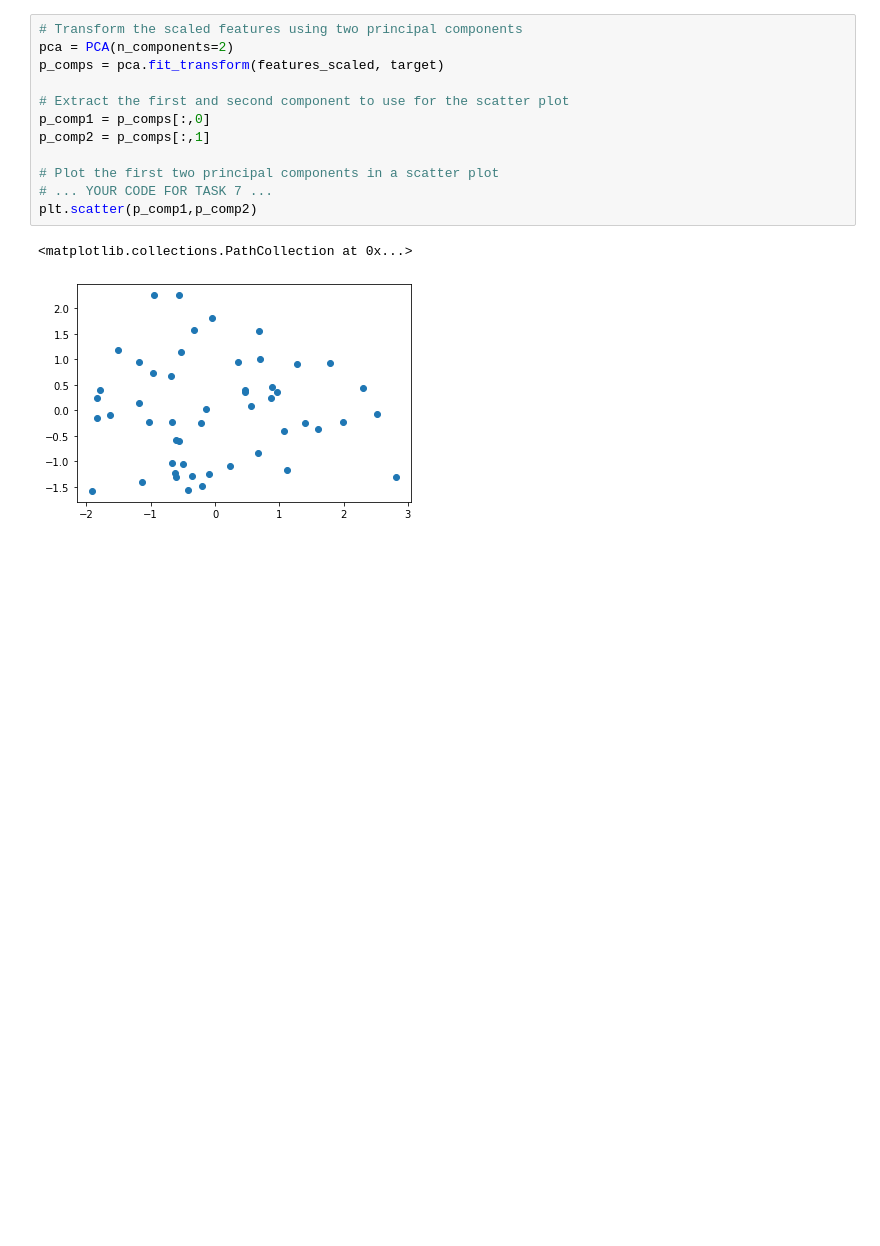
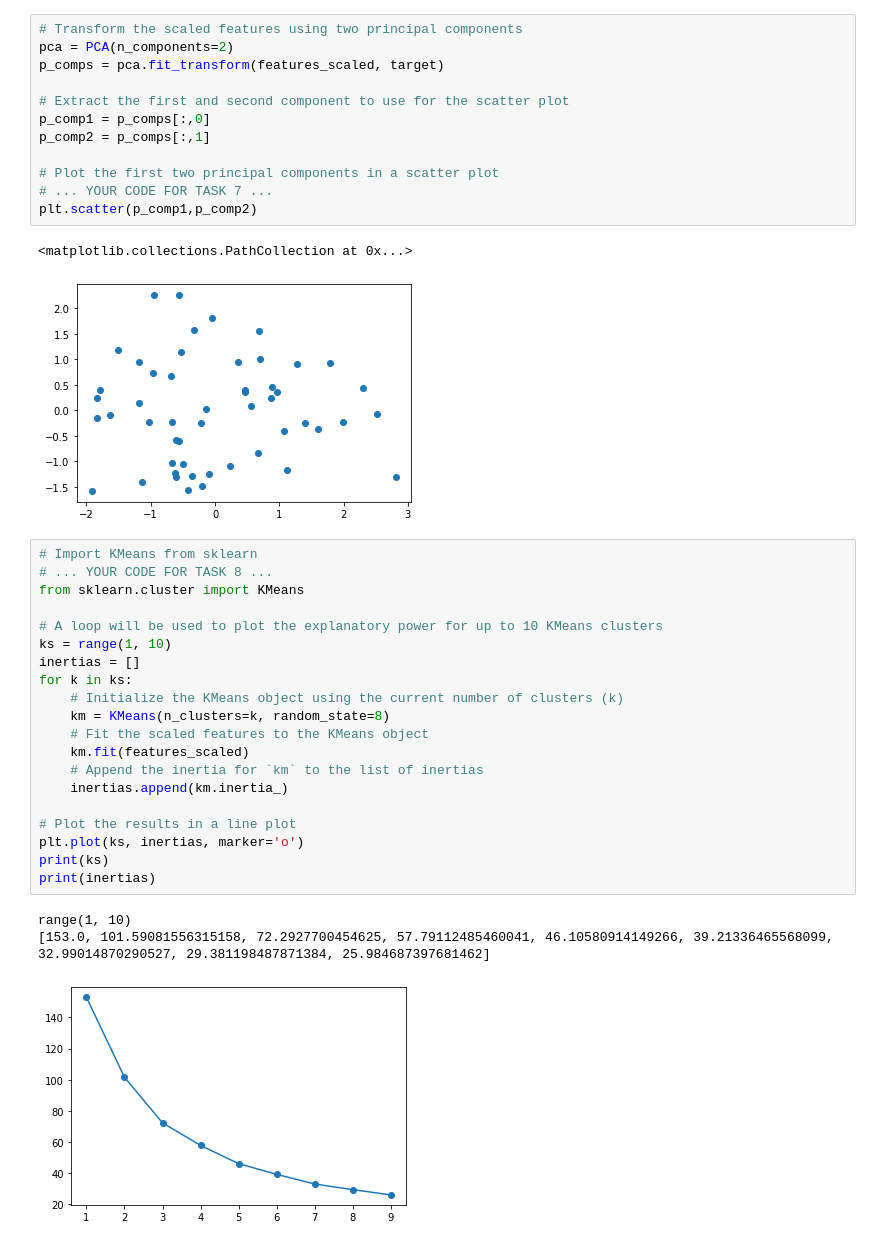
Before and after one commit to CristinaTRico/TrafficMortality, a Jupyter notebook: notebook.ipynb, the cells around one changed output. Saved outputs shown, nothing was run; the diff lists cells and outputs as text; blank space fills up the shorter version.

Commit message:
add notbook task 8

```diff
--- a/notebook.ipynb
+++ b/notebook.ipynb
@@ -184,3 +184,27 @@ plt.scatter(p_comp1,p_comp2)
 # %% [output]
 <matplotlib.collections.PathCollection at 0x...>
 [figure]
+# %%
+# Import KMeans from sklearn
+# ... YOUR CODE FOR TASK 8 ...
+from sklearn.cluster import KMeans
+
+# A loop will be used to plot the explanatory power for up to 10 KMeans clusters
+ks = range(1, 10)
+inertias = []
+for k in ks:
+    # Initialize the KMeans object using the current number of clusters (k)
+    km = KMeans(n_clusters=k, random_state=8)
+    # Fit the scaled features to the KMeans object
+    km.fit(features_scaled)
+    # Append the inertia for `km` to the list of inertias
+    inertias.append(km.inertia_)
+
+# Plot the results in a line plot
+plt.plot(ks, inertias, marker='o')
+print(ks)
+print(inertias)
+# %% [output]
+range(1, 10)
+[153.0, 101.59081556315158, 72.2927700454625, 57.79112485460041, 46.10580914149266, 39.21336465568099, 32.99014870290527, 29.381198487871384, 25.984687397681462]
+[figure, added]
```
